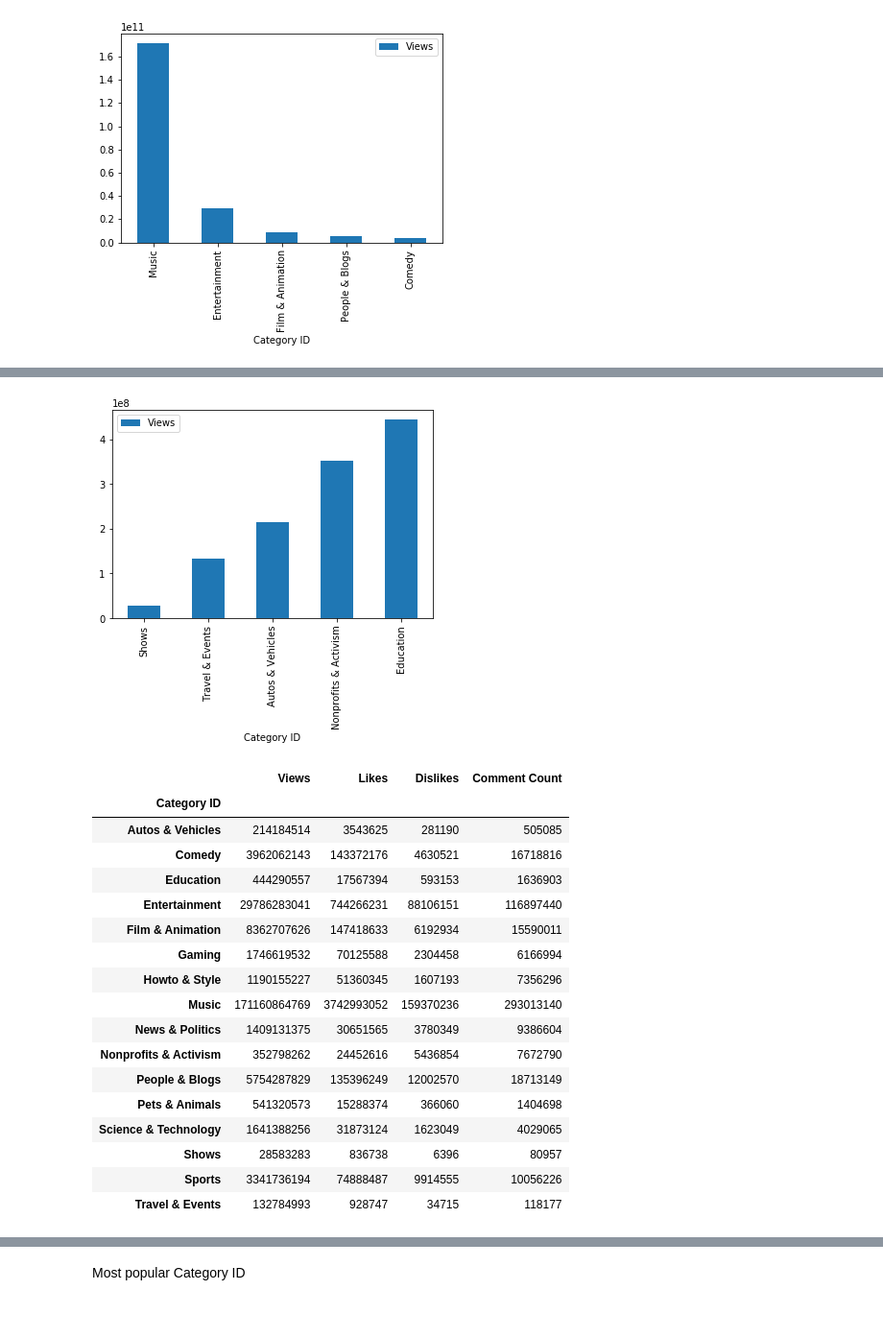
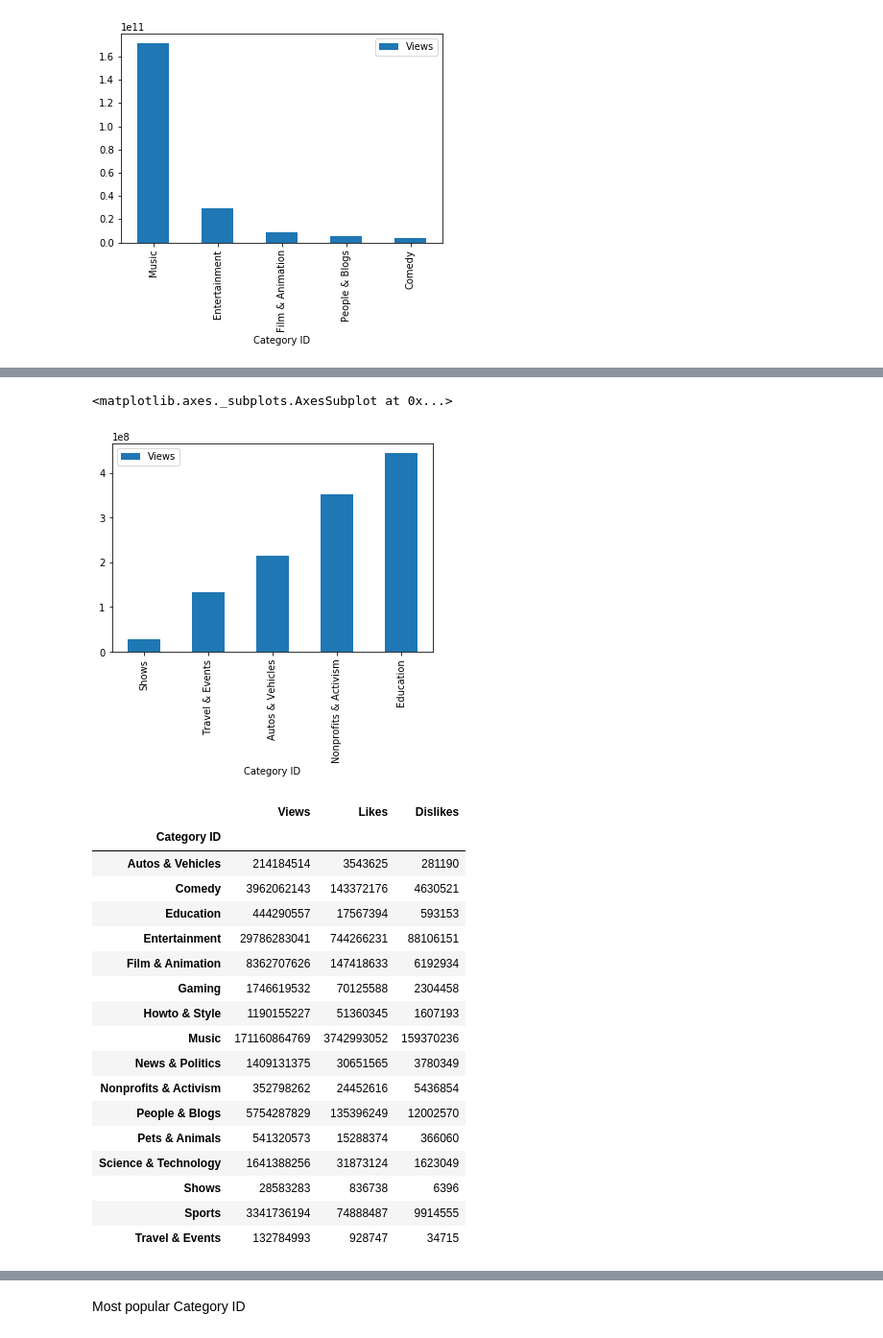
Before and after one commit to elisabethvirak/Top_Music_Project1, a Jupyter notebook: Youtube_Project1.ipynb, the cells around one changed output, grey strips where cells are left out. Shown: that part at 96% size. Saved outputs shown, nothing was run; the diff lists cells and outputs as text; code cells hidden in the pictures.

```diff
--- a/Youtube_Project1.ipynb
+++ b/Youtube_Project1.ipynb
@@ -190,31 +190,32 @@ Bottum5Viewed
 # %%
-Bottum5Viewed.plot.bar()
+Bottom5Viewed.plot.bar()
 # %% [output]
+<matplotlib.axes._subplots.AxesSubplot at 0x...>
 [figure]
 # %%
 #Finding the Sum of (Views, Likes, Dislikes, 'Comment Count')
-All_CategoryID=Summary.groupby('Category ID').sum()[["Views", 'Likes','Dislikes', 'Comment Count']]
+All_CategoryID=Summary.groupby('Category ID').sum()[["Views", 'Likes','Dislikes']]
 All_CategoryID_df=pd.DataFrame(All_CategoryID)
 All_CategoryID_df
 # %% [output]
-|  | Views | Likes | Dislikes | Comment Count |
-| Category ID |  |  |  |  |
-| Autos & Vehicles | 214184514 | 3543625 | 281190 | 505085 |
-| Comedy | 3962062143 | 143372176 | 4630521 | 16718816 |
-| Education | 444290557 | 17567394 | 593153 | 1636903 |
-| Entertainment | 29786283041 | 744266231 | 88106151 | 116897440 |
-| Film & Animation | 8362707626 | 147418633 | 6192934 | 15590011 |
-| Gaming | 1746619532 | 70125588 | 2304458 | 6166994 |
-| Howto & Style | 1190155227 | 51360345 | 1607193 | 7356296 |
-| Music | 171160864769 | 3742993052 | 159370236 | 293013140 |
-| News & Politics | 1409131375 | 30651565 | 3780349 | 9386604 |
-| Nonprofits & Activism | 352798262 | 24452616 | 5436854 | 7672790 |
-| People & Blogs | 5754287829 | 135396249 | 12002570 | 18713149 |
-| Pets & Animals | 541320573 | 15288374 | 366060 | 1404698 |
-| Science & Technology | 1641388256 | 31873124 | 1623049 | 4029065 |
-| Shows | 28583283 | 836738 | 6396 | 80957 |
-| Sports | 3341736194 | 74888487 | 9914555 | 10056226 |
-| Travel & Events | 132784993 | 928747 | 34715 | 118177 |
+|  | Views | Likes | Dislikes |
+| Category ID |  |  |  |
+| Autos & Vehicles | 214184514 | 3543625 | 281190 |
+| Comedy | 3962062143 | 143372176 | 4630521 |
+| Education | 444290557 | 17567394 | 593153 |
+| Entertainment | 29786283041 | 744266231 | 88106151 |
+| Film & Animation | 8362707626 | 147418633 | 6192934 |
+| Gaming | 1746619532 | 70125588 | 2304458 |
+| Howto & Style | 1190155227 | 51360345 | 1607193 |
+| Music | 171160864769 | 3742993052 | 159370236 |
+| News & Politics | 1409131375 | 30651565 | 3780349 |
+| Nonprofits & Activism | 352798262 | 24452616 | 5436854 |
+| People & Blogs | 5754287829 | 135396249 | 12002570 |
+| Pets & Animals | 541320573 | 15288374 | 366060 |
+| Science & Technology | 1641388256 | 31873124 | 1623049 |
+| Shows | 28583283 | 836738 | 6396 |
+| Sports | 3341736194 | 74888487 | 9914555 |
+| Travel & Events | 132784993 | 928747 | 34715 |
 # %%
 Total=All_CategoryID_df.sum()
 Total
```
Also changed, not shown: parts of 19 cells of this notebook.
